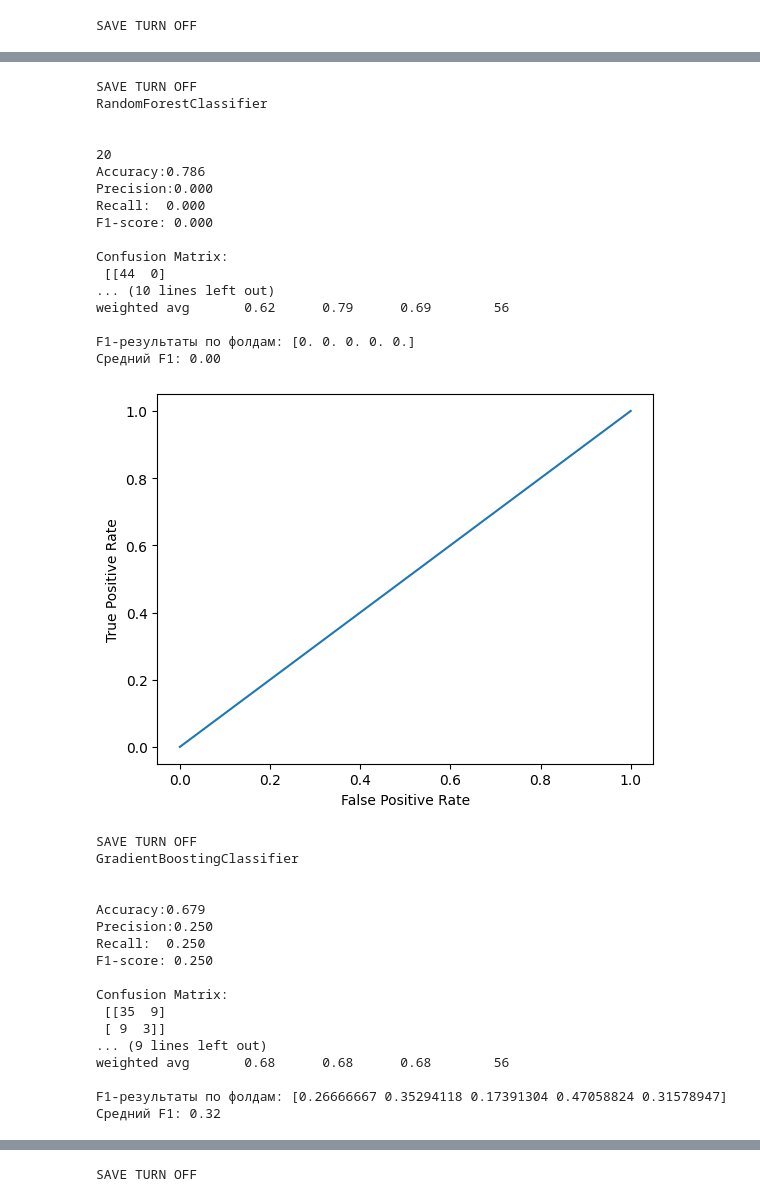
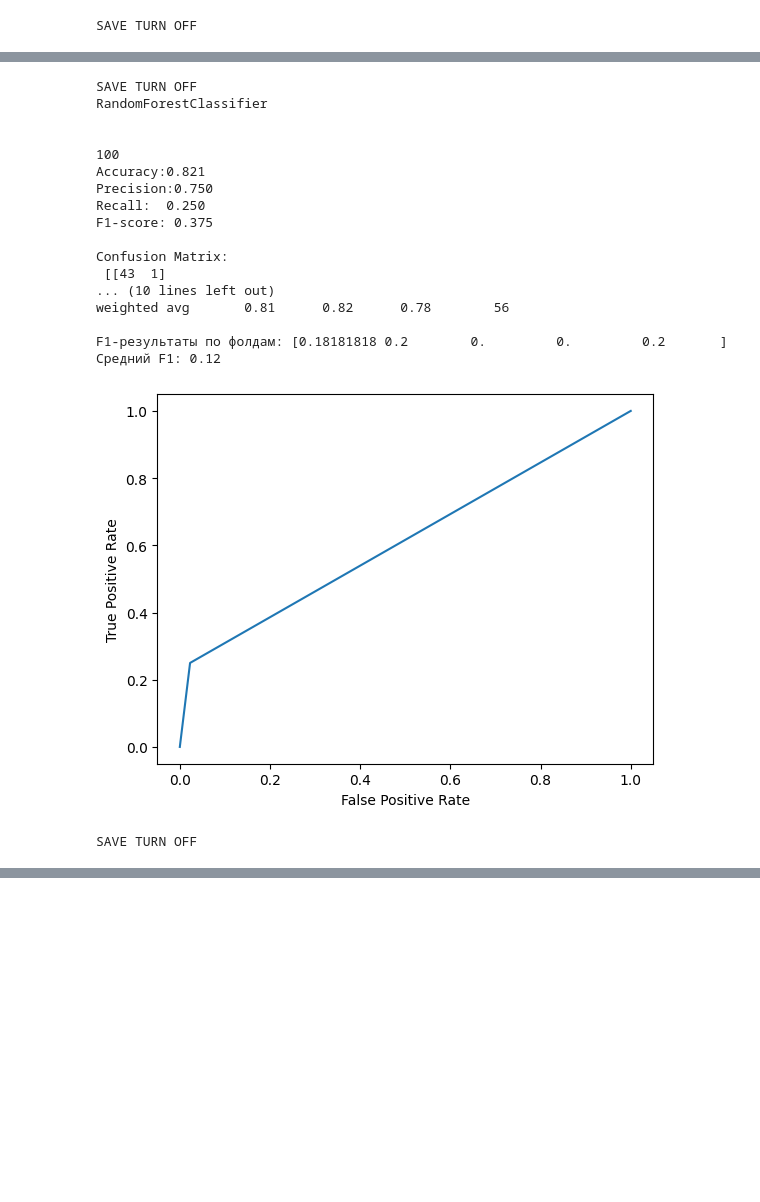
Before and after one commit to Egor29ch/UDGU_project, a Jupyter notebook: EEG_files/random_tree_EGG_data_generate.ipynb, the cells around one changed output, grey strips where cells are left out. Cells and saved outputs as stored; diff of their text form; code cells hidden in the pictures; blank space fills up the shorter version.

Commit message:
need make more trees

```diff
--- a/EEG_files/random_tree_EGG_data_generate.ipynb
+++ b/EEG_files/random_tree_EGG_data_generate.ipynb
@@ -63,11 +63,11 @@ class tree_family():
         else:
             print("SAVE TURN OFF")
 
-    def RandomForestClassifier(self,n_estimators=200,max_depth = 4,bool_save = True,class_weight_ = "balanced"):
+    def RandomForestClassifier(self,n_estimators=200,max_depth = 4,bool_save = True, class_weight = "balanced",max_features='sqrt'):
 
         print("RandomForestClassifier\n\n")
         print(max_depth)
-        clf = RandomForestClassifier(n_estimators=n_estimators,random_state = 42,max_depth = max_depth,class_weight= class_weight_)
+        clf = RandomForestClassifier(n_estimators=n_estimators,random_state = 42,max_depth = max_depth,class_weight = class_weight,max_features=max_features)
         clf.fit(self.x_train, self.y_train)
         y_pred = clf.predict(self.x_test)
         tree_family.metrix(self,y_pred, clf)
@@ -270,60 +270,44 @@ SAVE TURN OFF
 EGG_data = tree_family(r"C:\Users\a.v.nasirov\Desktop\UDGU_project\EEG_files\data_for_EEG\combined_horizontal_data.csv")
 EGG_data.split_df_X_Y("здоров(1)/болен(0)")
 EGG_data.split_train_test()
-EGG_data.DecisionTreeClassifier(max_depth = 20,bool_save = False,class_weight= {0:1,1:4})
-EGG_data.RandomForestClassifier(n_estimators= 300,max_depth = 20,bool_save = False,class_weight_= {0:1,1:4})
-EGG_data.GradientBoostingClassifier(n_estimators = 300,max_depth = 20,bool_save = False)
+EGG_data.DecisionTreeClassifier(max_depth = 200,bool_save = False,class_weight= {0:1,1:4})
+EGG_data.RandomForestClassifier(n_estimators= 10,max_depth = 100,bool_save = False,class_weight= {0:1,1:4},max_features='sqrt')
+# EGG_data.GradientBoostingClassifier(n_estimators = 300,max_depth = 200,bool_save = False)
 # %% [output]
 DecisionTreeClassifier
 
 
 Accuracy:0.750
 Precision:0.429
 Recall:  0.500
 F1-score: 0.462
 
 Confusion Matrix:
  [[36  8]
  [ 6  6]]
 
 ... (8 lines left out)
 weighted avg       0.77      0.75      0.76        56
 
 F1-результаты по фолдам: [0.5        0.4        0.7        0.33333333 0.22222222]
 Средний F1: 0.43
 [figure]
 SAVE TURN OFF
 RandomForestClassifier
 
 
-20
-Accuracy:0.786
-Precision:0.000
-Recall:  0.000
-F1-score: 0.000
+100
+Accuracy:0.821
+Precision:0.750
+Recall:  0.250
+F1-score: 0.375
 
 Confusion Matrix:
- [[44  0]
+ [[43  1]
 ... (10 lines left out)
-weighted avg       0.62      0.79      0.69        56
+weighted avg       0.81      0.82      0.78        56
 
-F1-результаты по фолдам: [0. 0. 0. 0. 0.]
-Средний F1: 0.00
+F1-результаты по фолдам: [0.18181818 0.2        0.         0.         0.2       ]
+Средний F1: 0.12
-[figure, old version]
+[figure, new version]
 SAVE TURN OFF
-GradientBoostingClassifier
-
-
-Accuracy:0.679
-Precision:0.250
-Recall:  0.250
-F1-score: 0.250
-
-Confusion Matrix:
- [[35  9]
- [ 9  3]]
-... (9 lines left out)
-weighted avg       0.68      0.68      0.68        56
-
-F1-результаты по фолдам: [0.26666667 0.35294118 0.17391304 0.47058824 0.31578947]
-Средний F1: 0.32
@@ -331,4 +314,3 @@ F1-результаты по фолдам: [0.26666667 0.35294118 0.17391304 0.4
-SAVE TURN OFF
 # %%
 df = pd.read_csv(r"C:\Users\a.v.nasirov\Desktop\UDGU_project\EEG_files\data_for_EEG\df_with_new_1_category_EEG.csv")
 x = df.drop("здоров(1)/болен(0)",axis=1)
```
Also changed, not shown: parts of 2 cells of this notebook, 2 other files.
